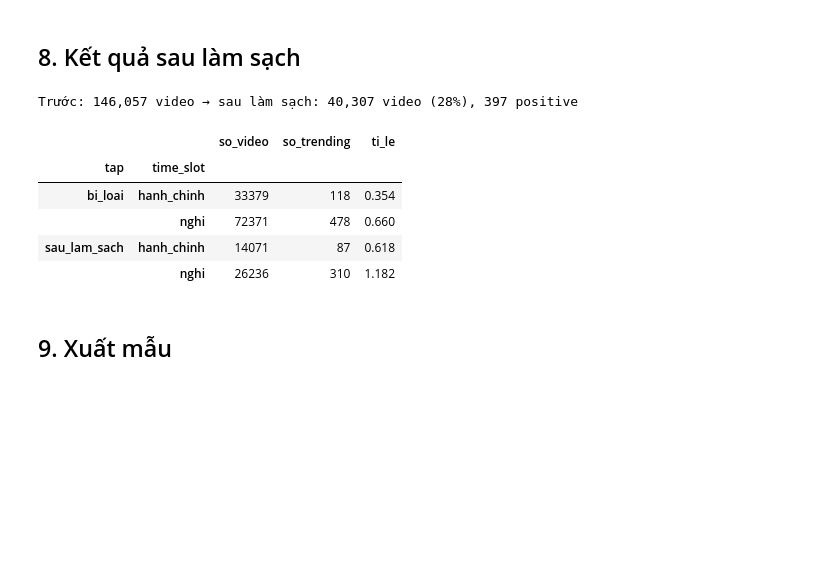
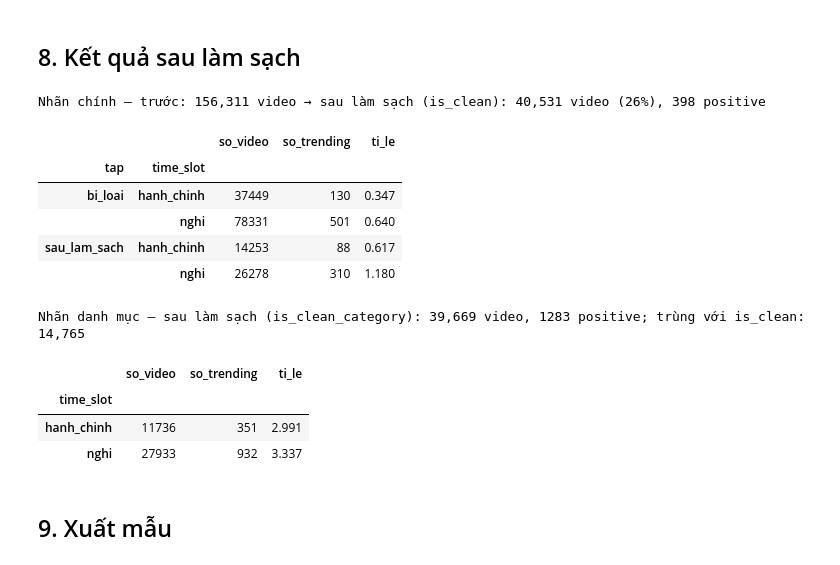
Before and after one commit to 2rBannnz/BanNH_QE210137_TRENDING_ANALYTICS, a Jupyter notebook: notebooks/1_Exploration.ipynb, the cells around one changed output. Saved outputs shown, nothing was run; the diff lists cells and outputs as text; code cells hidden in the pictures; blank space fills up the shorter version.

```diff
--- a/notebooks/1_Exploration.ipynb
+++ b/notebooks/1_Exploration.ipynb
@@ -230,19 +294,32 @@ quyet_dinh
 # %%
 clean = df[df["is_clean"]]
 tom_tat = (df.assign(tap=lambda x: x["is_clean"].map({True: "sau_lam_sach", False: "bi_loai"}))
              .groupby(["tap", "time_slot"])["is_trending_main"].agg(so_video="size", so_trending="sum", ti_le="mean"))
 tom_tat["ti_le"] = (tom_tat["ti_le"] * 100).round(3)
-print(f"Trước: {len(df):,} video → sau làm sạch: {len(clean):,} video ({len(clean) / len(df):.0%}), "
-      f"{int(clean['is_trending_main'].sum())} positive")
-tom_tat
+print(f"Nhãn chính — trước: {len(df):,} video → sau làm sạch (is_clean): {len(clean):,} video "
+      f"({len(clean) / len(df):.0%}), {int(clean['is_trending_main'].sum())} positive")
+display(tom_tat)
+
+# Nhãn danh mục: tập sạch riêng (is_clean_category)
+clean_cat = df[df["is_clean_category"]].assign(is_trending_category=lambda x: x["is_trending_category"].astype(bool))
+print(f"Nhãn danh mục — sau làm sạch (is_clean_category): {len(clean_cat):,} video, "
+      f"{int(clean_cat['is_trending_category'].sum())} positive; trùng với is_clean: {int((df['is_clean'] & df['is_clean_category']).sum()):,}")
+tom_tat_cat = clean_cat.groupby("time_slot")["is_trending_category"].agg(so_video="size", so_trending="sum", ti_le="mean")
+tom_tat_cat["ti_le"] = (tom_tat_cat["ti_le"] * 100).round(3)
+tom_tat_cat
 # %% [output]
-Trước: 146,057 video → sau làm sạch: 40,307 video (28%), 397 positive
+Nhãn chính — trước: 156,311 video → sau làm sạch (is_clean): 40,531 video (26%), 398 positive
 |  |  | so_video | so_trending | ti_le |
 | tap | time_slot |  |  |  |
-| bi_loai | hanh_chinh | 33379 | 118 | 0.354 |
-|  | nghi | 72371 | 478 | 0.660 |
-| sau_lam_sach | hanh_chinh | 14071 | 87 | 0.618 |
-|  | nghi | 26236 | 310 | 1.182 |
+| bi_loai | hanh_chinh | 37449 | 130 | 0.347 |
+|  | nghi | 78331 | 501 | 0.640 |
+| sau_lam_sach | hanh_chinh | 14253 | 88 | 0.617 |
+|  | nghi | 26278 | 310 | 1.180 |
+Nhãn danh mục — sau làm sạch (is_clean_category): 39,669 video, 1283 positive; trùng với is_clean: 14,765
+|  | so_video | so_trending | ti_le |
+| time_slot |  |  |  |
+| hanh_chinh | 11736 | 351 | 2.991 |
+| nghi | 27933 | 932 | 3.337 |
 # %% [markdown]
 ## 9. Xuất mẫu
 # %%
```
Also changed, not shown: parts of 18 cells of this notebook, 1 other file.
